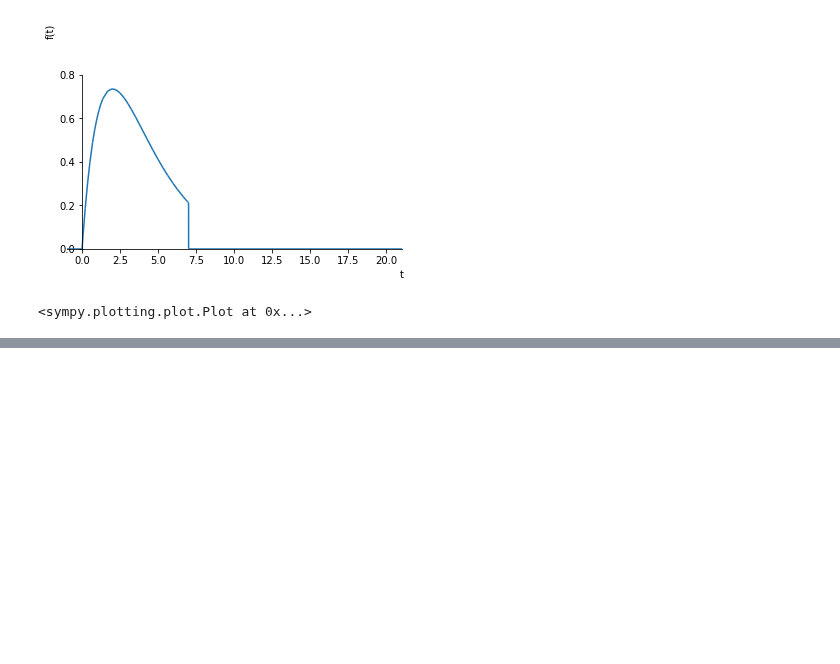
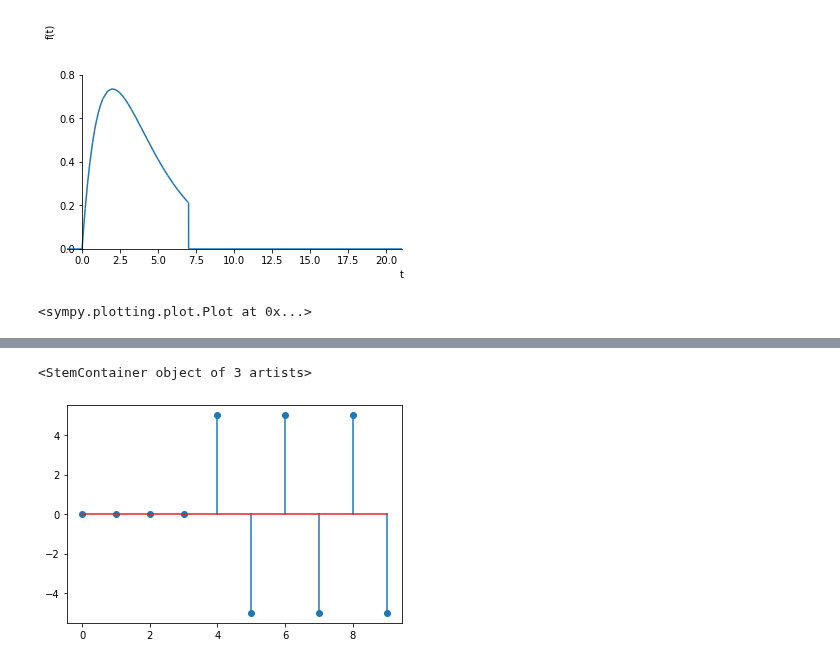
Before and after one commit to jmorand1/Se-ales, a Jupyter notebook: Taller1.ipynb, the cells around one changed output, grey strips where cells are left out. Drawn from its saved outputs; the diff is of its cells as text; code cells hidden in the pictures; blank space fills up the shorter version.

```diff
--- a/Taller1.ipynb
+++ b/Taller1.ipynb
@@ -388,0 +445,15 @@ Ahora se calcula la potencia con:$P_x = \lim_{N \to \infty}(\frac{1}{2N+1}\sum_{
+# %%
+import numpy as np
+import matplotlib.pyplot as plt
+T = 2
+A = 5
+F = 1/T
+Fs = 2*F
+no = 2*T
+n = np.arange(0,5*T,Fs)
+u = n >= no
+f = A*np.cos(n*np.pi)*u
+plt.stem(n,f)
+# %% [output]
+<StemContainer object of 3 artists>
+[figure, added]
```
Also changed, not shown: parts of 12 cells of this notebook.
